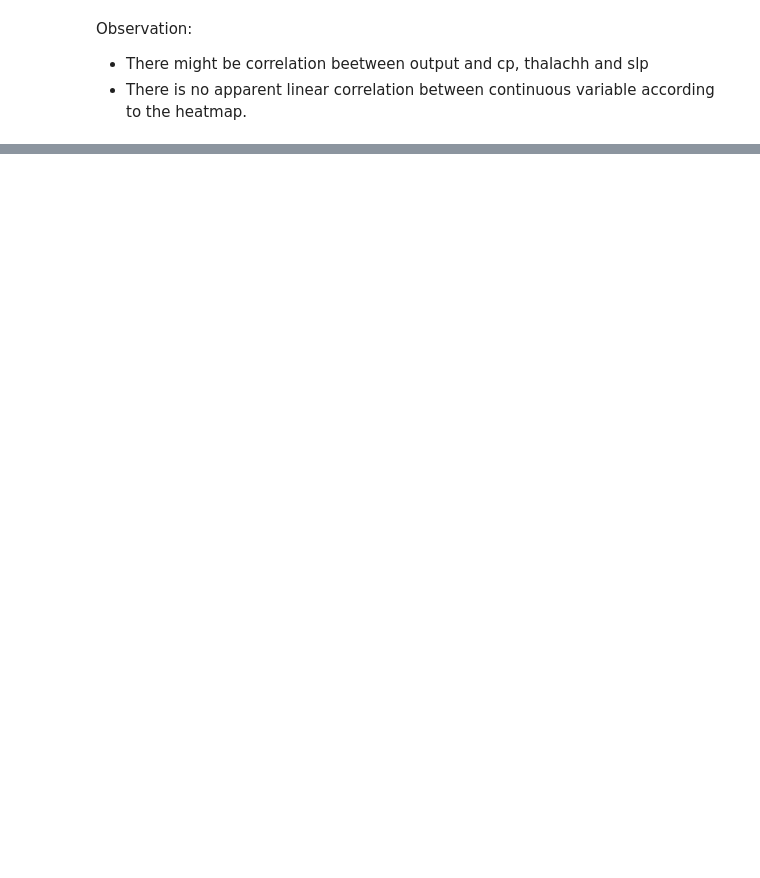
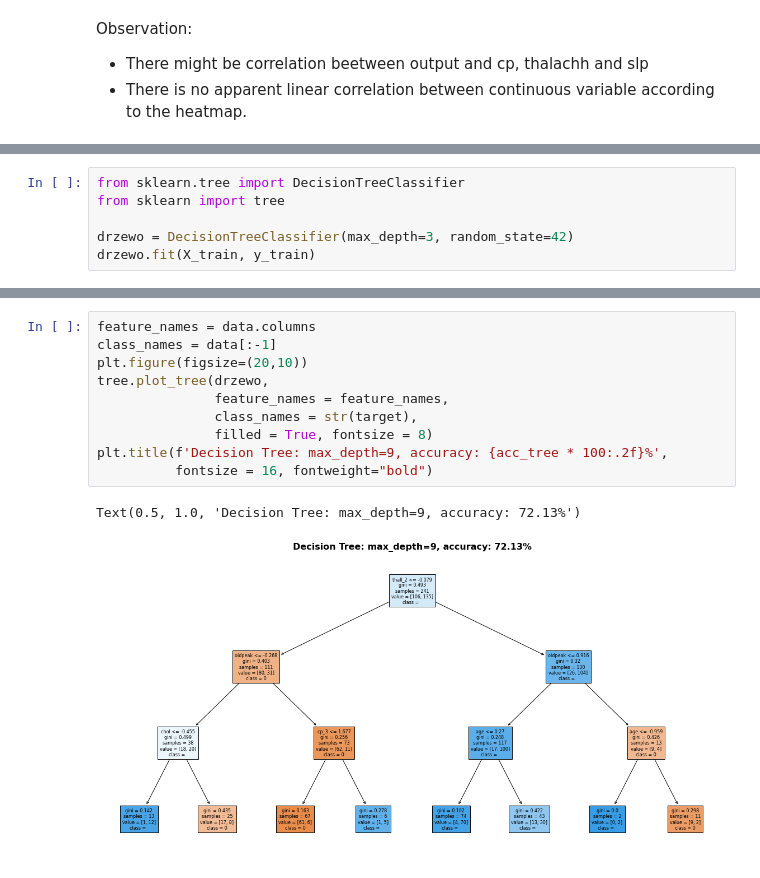
Before and after one commit to hanabero/sample_projects, a Jupyter notebook: heart.ipynb, the cells around one changed output, grey strips where cells are left out. Cells and saved outputs as stored; diff of their text form; blank space fills up the shorter version.

```diff
--- a/heart.ipynb
+++ b/heart.ipynb
@@ -377,0 +650,6 @@ Observation:
+# %%
+from sklearn.tree import DecisionTreeClassifier
+from sklearn import tree
+
+drzewo = DecisionTreeClassifier(max_depth=3, random_state=42)
+drzewo.fit(X_train, y_train)
@@ -377,0 +689,13 @@ Observation:
+# %%
+feature_names = data.columns
+class_names = data[:-1]
+plt.figure(figsize=(20,10))
+tree.plot_tree(drzewo,
+               feature_names = feature_names,
+               class_names = str(target),
+               filled = True, fontsize = 8)
+plt.title(f'Decision Tree: max_depth=9, accuracy: {acc_tree * 100:.2f}%',
+          fontsize = 16, fontweight="bold")
+# %% [output]
+Text(0.5, 1.0, 'Decision Tree: max_depth=9, accuracy: 72.13%')
+[figure, added]
```
Also changed, not shown: parts of 50 cells of this notebook.
